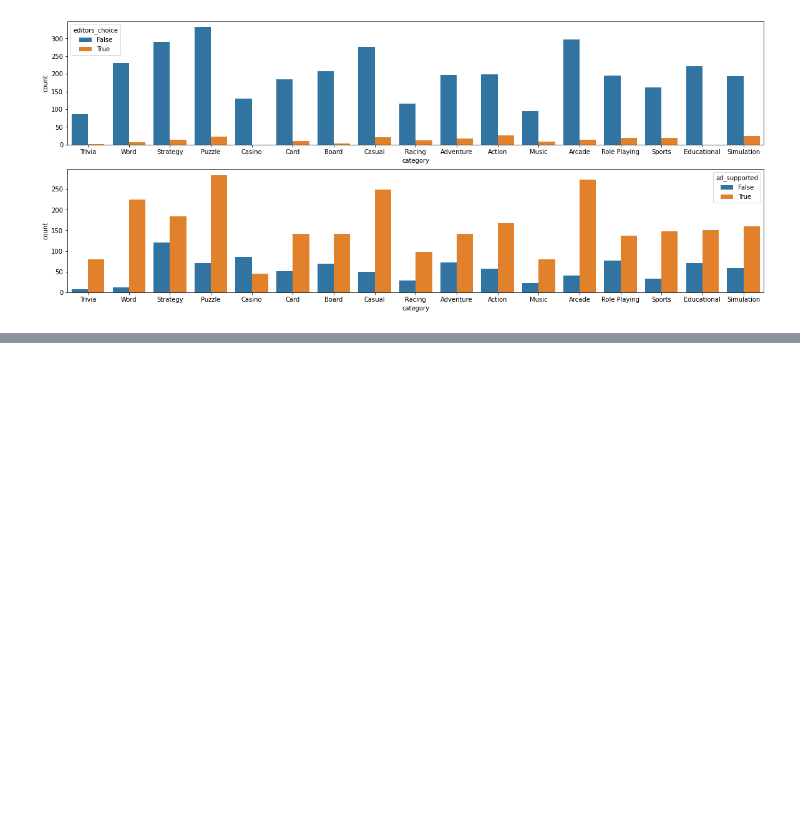
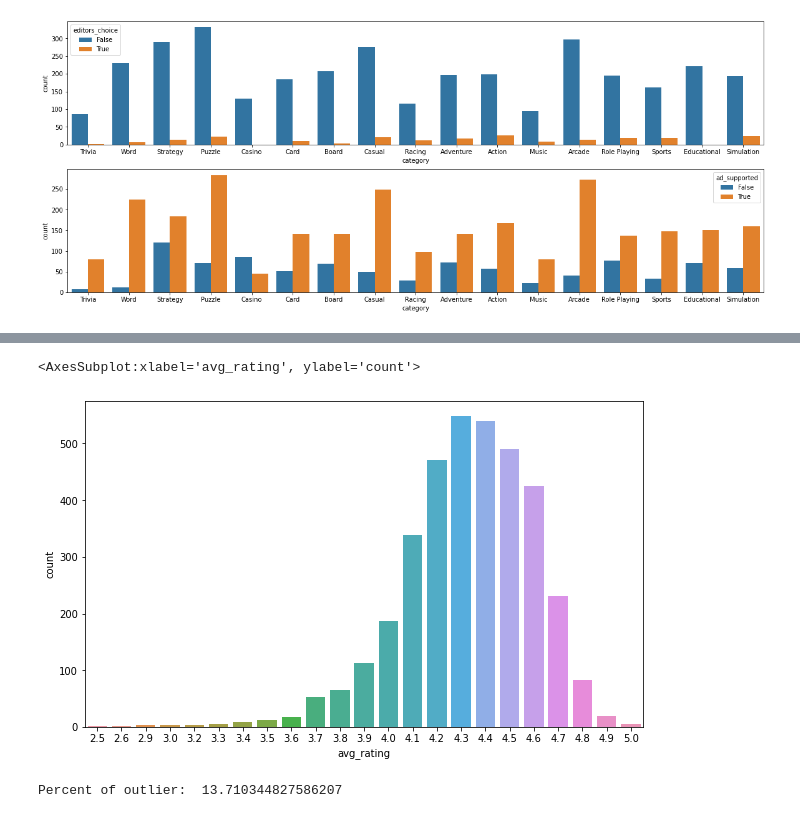
Before and after one commit to hieplk97/Recommendation-For-Games, a Jupyter notebook: jupyter_lab/Data Explorer.ipynb, the cells around one changed output, grey strips where cells are left out. Cells and saved outputs as stored; diff of their text form; code cells hidden in the pictures; blank space fills up the shorter version.

```diff
--- a/jupyter_lab/Data Explorer.ipynb
+++ b/jupyter_lab/Data Explorer.ipynb
@@ -156,0 +142,6 @@ data.tail()
+# %%
+plt.figure(figsize=(10, 6))
+sns.countplot(x='avg_rating', data=data)
+# %% [output]
+<AxesSubplot:xlabel='avg_rating', ylabel='count'>
+[figure, added]
@@ -156,0 +161,4 @@ data.tail()
+# %%
+ratingCount_o_up, ratingCount_o_l = caculate_outliers('rating_count')
+# %% [output]
+Percent of outlier:  13.710344827586207
```
Also changed, not shown: parts of 13 cells of this notebook.
